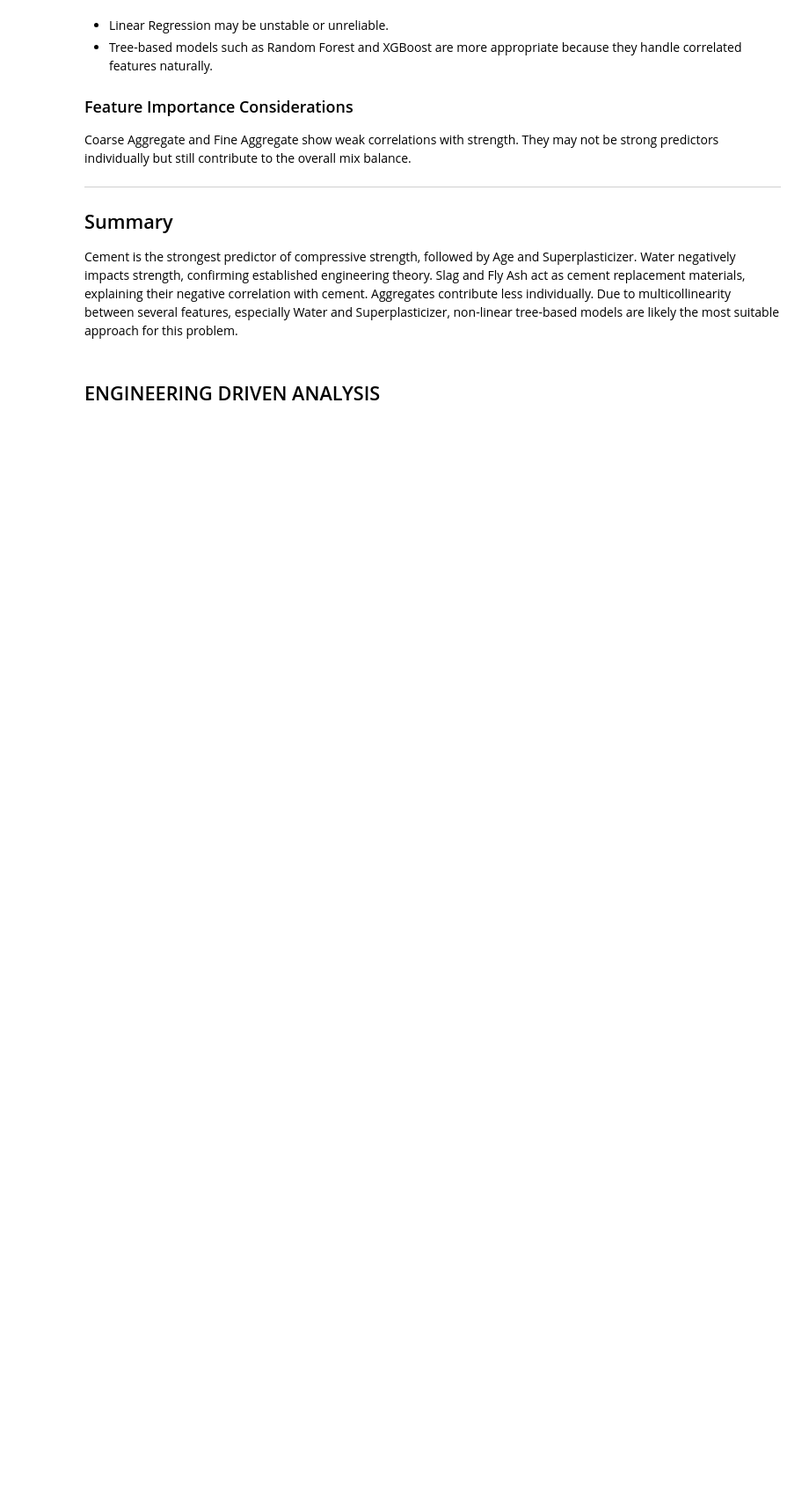
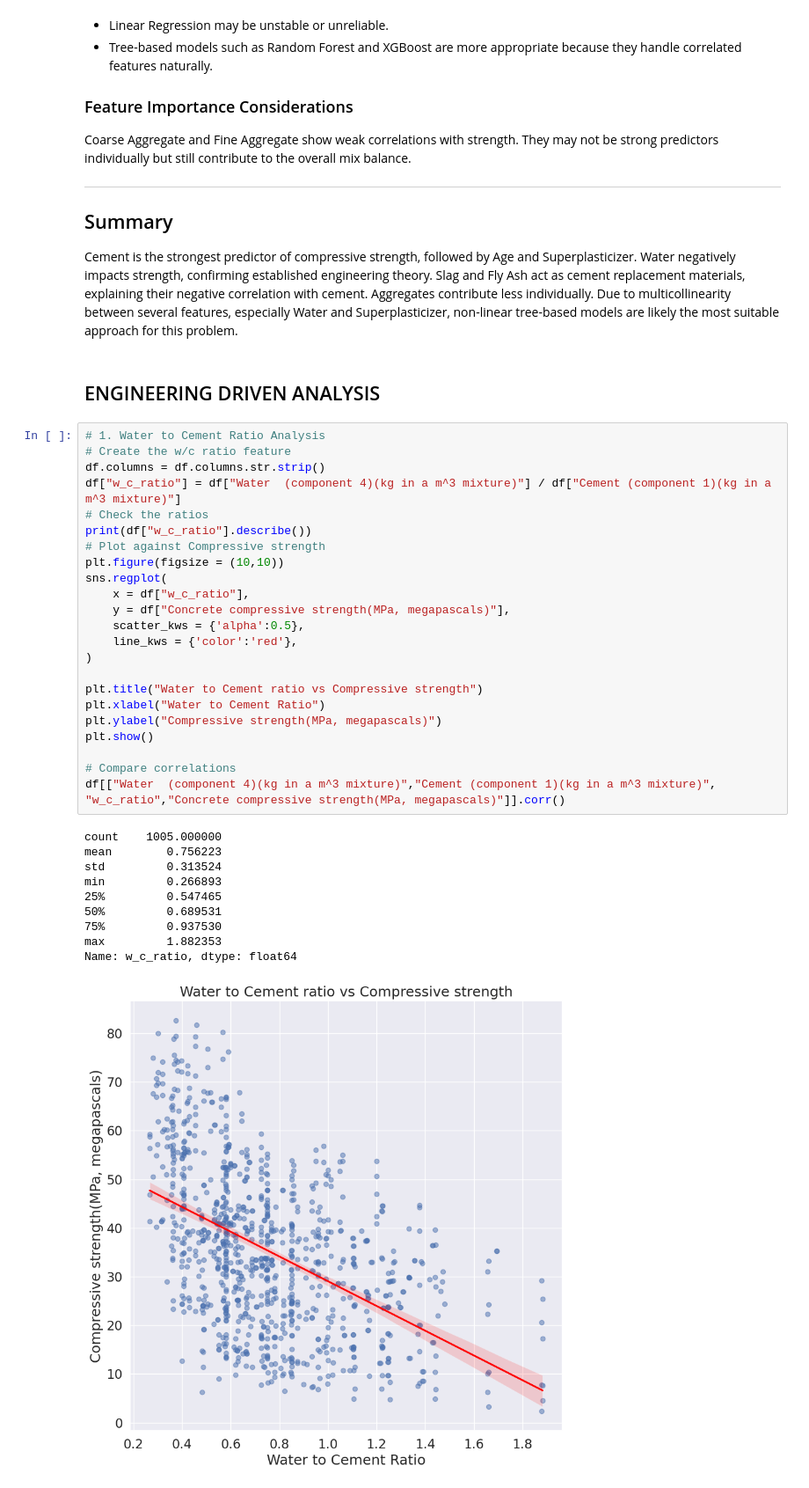
Before and after one commit to Darlene-13/concrete_strength_prediction, a Jupyter notebook: notebooks/01_EDA.ipynb, the cells around one changed output. Shown at 88% size. Drawn from its saved outputs; the diff is of its cells as text; blank space fills up the shorter version.

```diff
--- a/notebooks/01_EDA.ipynb
+++ b/notebooks/01_EDA.ipynb
@@ -368,3 +368,37 @@ Coarse Aggregate and Fine Aggregate show weak correlations with strength. They m
 Cement is the strongest predictor of compressive strength, followed by Age and Superplasticizer. Water negatively impacts strength, confirming established engineering theory. Slag and Fly Ash act as cement replacement materials, explaining their negative correlation with cement. Aggregates contribute less individually. Due to multicollinearity between several features, especially Water and Superplasticizer, non-linear tree-based models are likely the most suitable approach for this problem.
 # %% [markdown]
 ## ENGINEERING DRIVEN ANALYSIS
+# %%
+# 1. Water to Cement Ratio Analysis
+# Create the w/c ratio feature
+df.columns = df.columns.str.strip()
+df["w_c_ratio"] = df["Water  (component 4)(kg in a m^3 mixture)"] / df["Cement (component 1)(kg in a m^3 mixture)"]
+# Check the ratios
+print(df["w_c_ratio"].describe())
+# Plot against Compressive strength
+plt.figure(figsize = (10,10))
+sns.regplot(
+    x = df["w_c_ratio"],
+    y = df["Concrete compressive strength(MPa, megapascals)"],
+    scatter_kws = {'alpha':0.5},
+    line_kws = {'color':'red'},
+)
+
+plt.title("Water to Cement ratio vs Compressive strength")
+plt.xlabel("Water to Cement Ratio")
+plt.ylabel("Compressive strength(MPa, megapascals)")
+plt.show()
+
+# Compare correlations
+df[["Water  (component 4)(kg in a m^3 mixture)","Cement (component 1)(kg in a m^3 mixture)", "w_c_ratio","Concrete compressive strength(MPa, megapascals)"]].corr()
+# %% [output]
+count    1005.000000
+mean        0.756223
+std         0.313524
+min         0.266893
+25%         0.547465
+50%         0.689531
+75%         0.937530
+max         1.882353
+Name: w_c_ratio, dtype: float64
+[figure, added]
```
Also changed, not shown: parts of 9 cells of this notebook, 3 other files.
